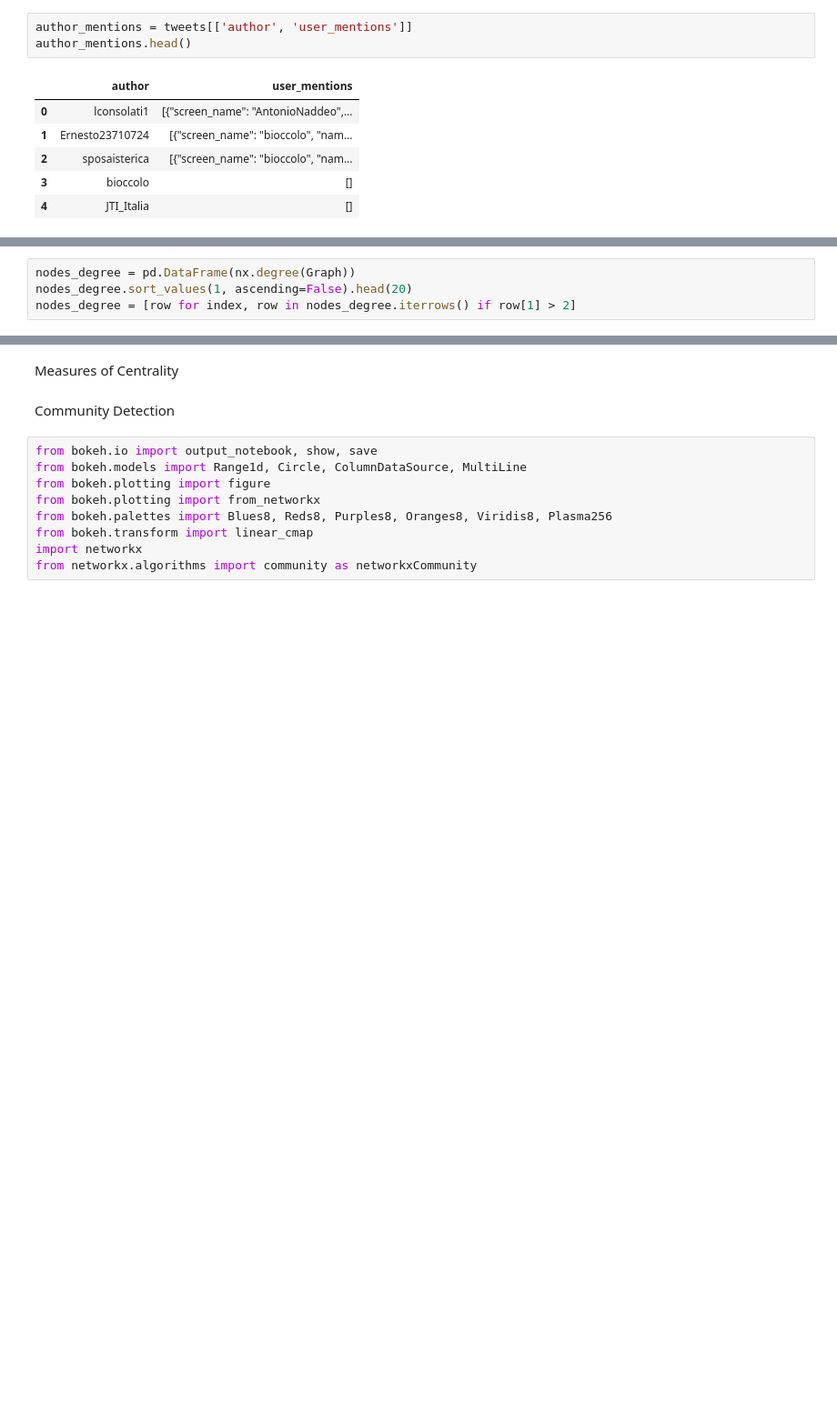
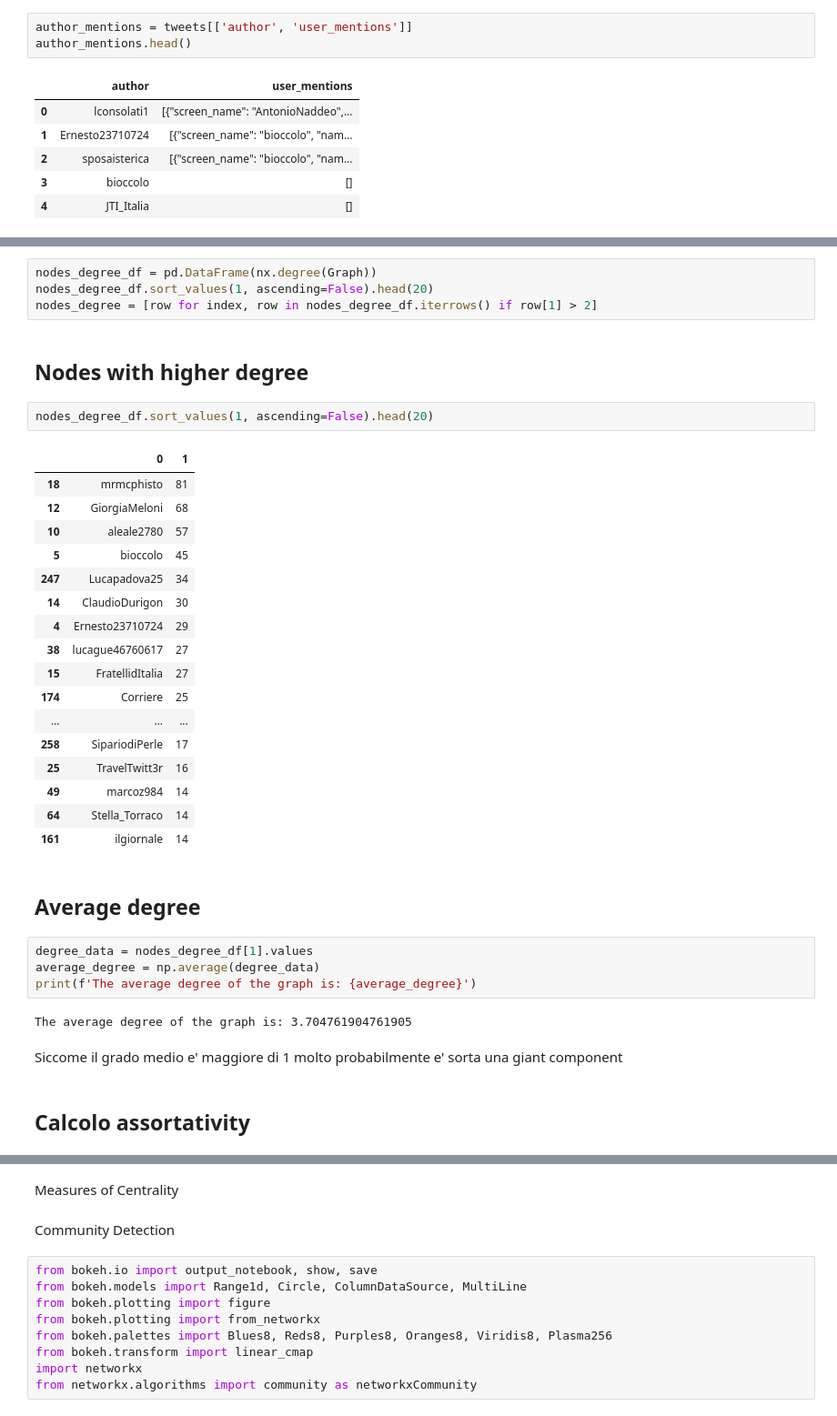
Before and after one commit to Blowdire/SocialMediaProject, a Jupyter notebook: notebooks/project-SMA-SW.ipynb, the cells around one changed output, grey strips where cells are left out. Shown at 91% size. Saved outputs shown, nothing was run; the diff lists cells and outputs as text; blank space fills up the shorter version.

```diff
--- a/notebooks/project-SMA-SW.ipynb
+++ b/notebooks/project-SMA-SW.ipynb
@@ -388,4 +369,38 @@ logansette
 # %%
-nodes_degree = pd.DataFrame(nx.degree(Graph))
-nodes_degree.sort_values(1, ascending=False).head(20)
-nodes_degree = [row for index, row in nodes_degree.iterrows() if row[1] > 2]
+nodes_degree_df = pd.DataFrame(nx.degree(Graph))
+nodes_degree_df.sort_values(1, ascending=False).head(20)
+nodes_degree = [row for index, row in nodes_degree_df.iterrows() if row[1] > 2]
+# %% [markdown]
+## Nodes with higher degree
+# %%
+nodes_degree_df.sort_values(1, ascending=False).head(20)
+# %% [output]
+|  | 0 | 1 |
+| 18 | mrmcphisto | 81 |
+| 12 | GiorgiaMeloni | 68 |
+| 10 | aleale2780 | 57 |
+| 5 | bioccolo | 45 |
+| 247 | Lucapadova25 | 34 |
+| 14 | ClaudioDurigon | 30 |
+| 4 | Ernesto23710724 | 29 |
+| 38 | lucague46760617 | 27 |
+| 15 | FratellidItalia | 27 |
+| 174 | Corriere | 25 |
+| ... | ... | ... |
+| 258 | SipariodiPerle | 17 |
+| 25 | TravelTwitt3r | 16 |
+| 49 | marcoz984 | 14 |
+| 64 | Stella_Torraco | 14 |
+| 161 | ilgiornale | 14 |
+# %% [markdown]
+## Average degree
+# %%
+degree_data = nodes_degree_df[1].values
+average_degree = np.average(degree_data)
+print(f'The average degree of the graph is: {average_degree}')
+# %% [output]
+The average degree of the graph is: 3.704761904761905
+# %% [markdown]
+Siccome il grado medio e' maggiore di 1 molto probabilmente e' sorta una giant component
+# %% [markdown]
+## Calcolo assortativity
```
Also changed, not shown: parts of 9 cells of this notebook, 1 other file.
